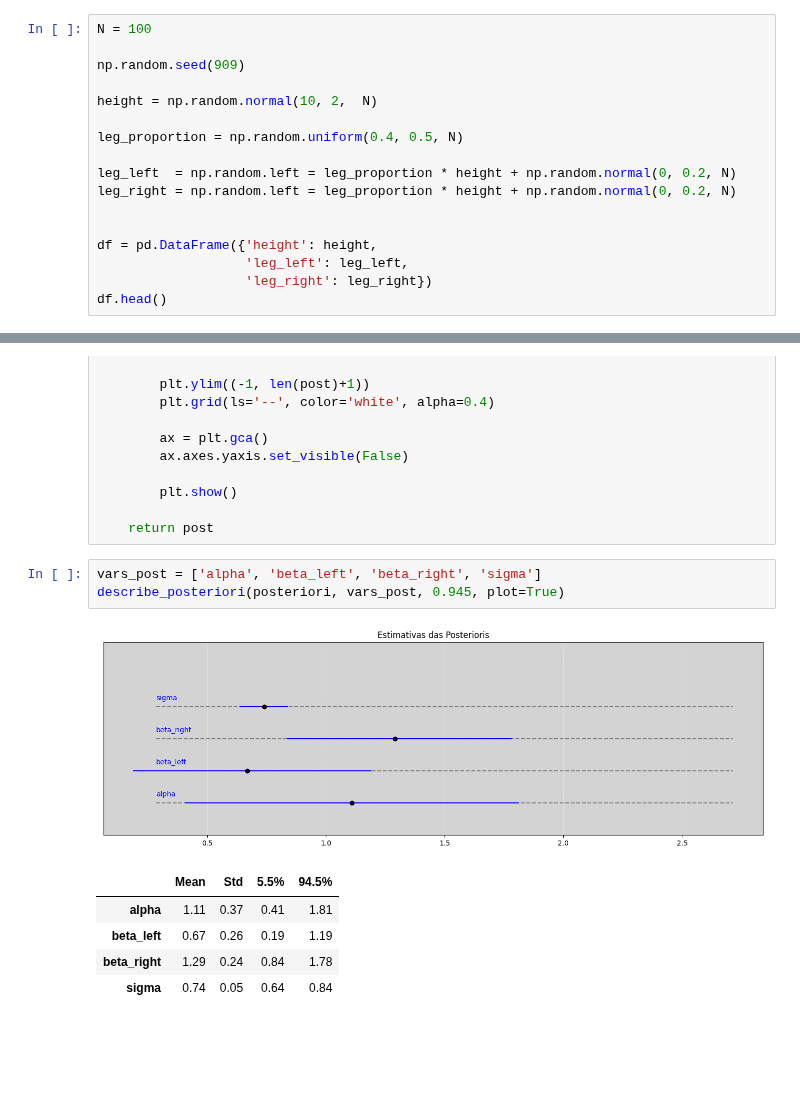
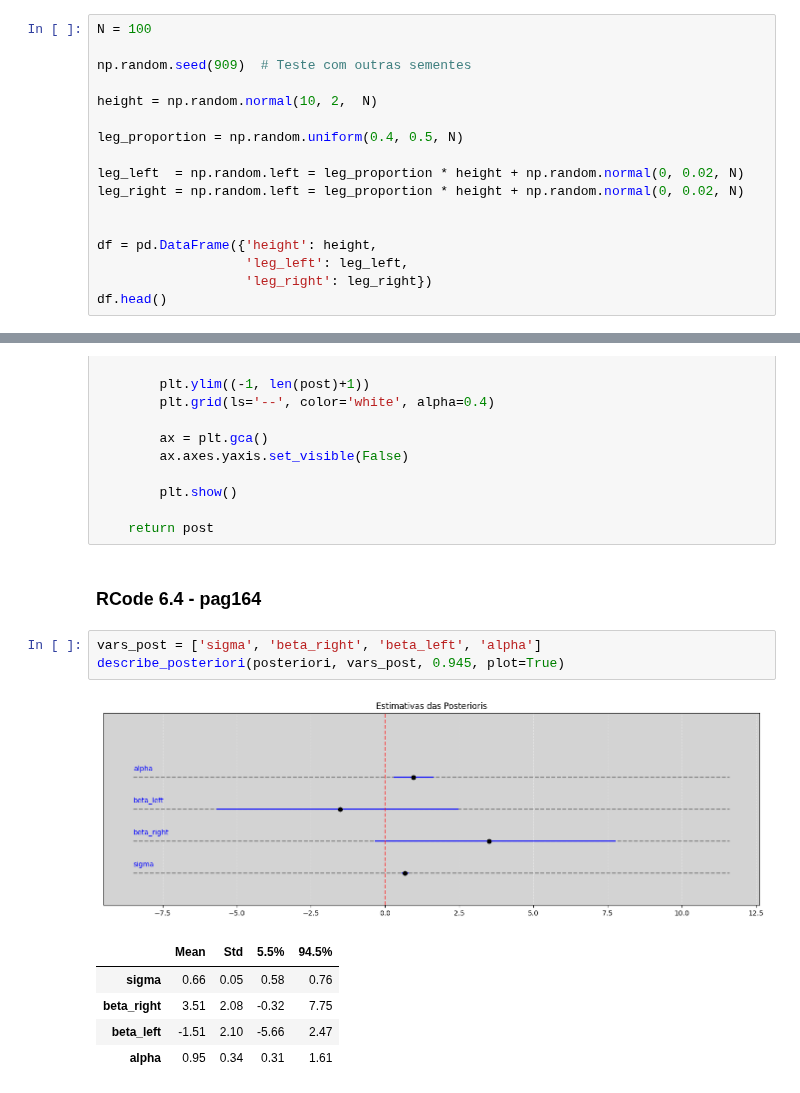
Before and after one commit to rodolphomacedo/statistical_rethinking_pt_BR, a Jupyter notebook: parte_6.ipynb, the cells around one changed output, grey strips where cells are left out. Drawn from its saved outputs; the diff is of its cells as text; blank space fills up the shorter version.

```diff
--- a/parte_6.ipynb
+++ b/parte_6.ipynb
@@ -64,14 +64,14 @@ plt.grid(ls='--', color='white', alpha=0.3)
 # %%
 N = 100
 
-np.random.seed(909)
+np.random.seed(909)  # Teste com outras sementes
 
 height = np.random.normal(10, 2,  N)
 
 leg_proportion = np.random.uniform(0.4, 0.5, N)
 
-leg_left  = np.random.left = leg_proportion * height + np.random.normal(0, 0.2, N)
-leg_right = np.random.left = leg_proportion * height + np.random.normal(0, 0.2, N)
+leg_left  = np.random.left = leg_proportion * height + np.random.normal(0, 0.02, N)
+leg_right = np.random.left = leg_proportion * height + np.random.normal(0, 0.02, N)
 
 
 df = pd.DataFrame({'height': height,
@@ -335,13 +243,15 @@ def describe_posteriori(posteriori, vars_post, confidence_HPDI=0.93, plot=True):
         plt.show()
 
     return post
+# %% [markdown]
+### RCode 6.4 - pag164
 # %%
-vars_post = ['alpha', 'beta_left', 'beta_right', 'sigma']
+vars_post = ['sigma', 'beta_right', 'beta_left', 'alpha']
 describe_posteriori(posteriori, vars_post, 0.945, plot=True)
 # %% [output]
-[figure, old version]
+[figure, new version]
 |  | Mean | Std | 5.5% | 94.5% |
-| alpha | 1.11 | 0.37 | 0.41 | 1.81 |
-| beta_left | 0.67 | 0.26 | 0.19 | 1.19 |
-| beta_right | 1.29 | 0.24 | 0.84 | 1.78 |
-| sigma | 0.74 | 0.05 | 0.64 | 0.84 |
+| sigma | 0.66 | 0.05 | 0.58 | 0.76 |
+| beta_right | 3.51 | 2.08 | -0.32 | 7.75 |
+| beta_left | -1.51 | 2.10 | -5.66 | 2.47 |
+| alpha | 0.95 | 0.34 | 0.31 | 1.61 |
```
Also changed, not shown: parts of 12 cells of this notebook.
